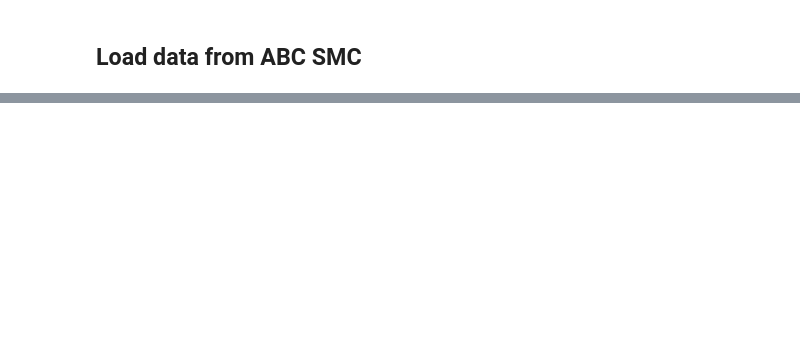
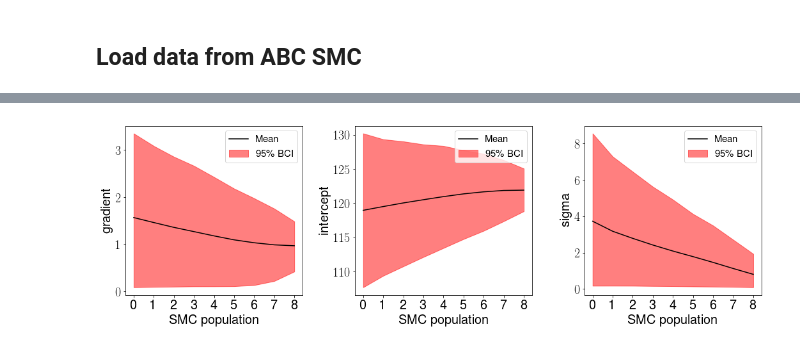
Before and after one commit to jaryaman/ML_demos, a Jupyter notebook: Notebooks/ABC_SMC/Linear_regression/ground_truth_and_analysis.ipynb, the cells around one changed output, grey strips where cells are left out. Cells and saved outputs as stored; diff of their text form; code cells hidden in the pictures; blank space fills up the shorter version.

```diff
--- a/Notebooks/ABC_SMC/Linear_regression/ground_truth_and_analysis.ipynb
+++ b/Notebooks/ABC_SMC/Linear_regression/ground_truth_and_analysis.ipynb
@@ -175,0 +180,17 @@ for ax in axs:
+# %%
+nrounds = gradients_smc.shape[-1]
+fig, axs = sty.plot(ncols=3)
+
+ax = axs[0]
+for i, ax in enumerate(axs):
+    ax.plot(np.arange(nrounds), theta_smc[i].mean(axis=0), '-k', label='Mean')
+    ax.fill_between(np.arange(nrounds), np.percentile(theta_smc[i],100-2.5, axis=0),
+                    np.percentile(theta_smc[i],2.5, axis=0), color='red', alpha=0.5, label='95\% BCI')
+    ax.legend()
+    ax.set_xlabel('SMC population')
+    ax.set_ylabel(theta_names[i])
+    ax.set_xticks(np.arange(nrounds))
+    ax.set_xticklabels(np.arange(nrounds))
+plt.tight_layout()
+# %% [output]
+[figure, added]
```
Also changed, not shown: parts of 19 cells of this notebook, 6 other files.
